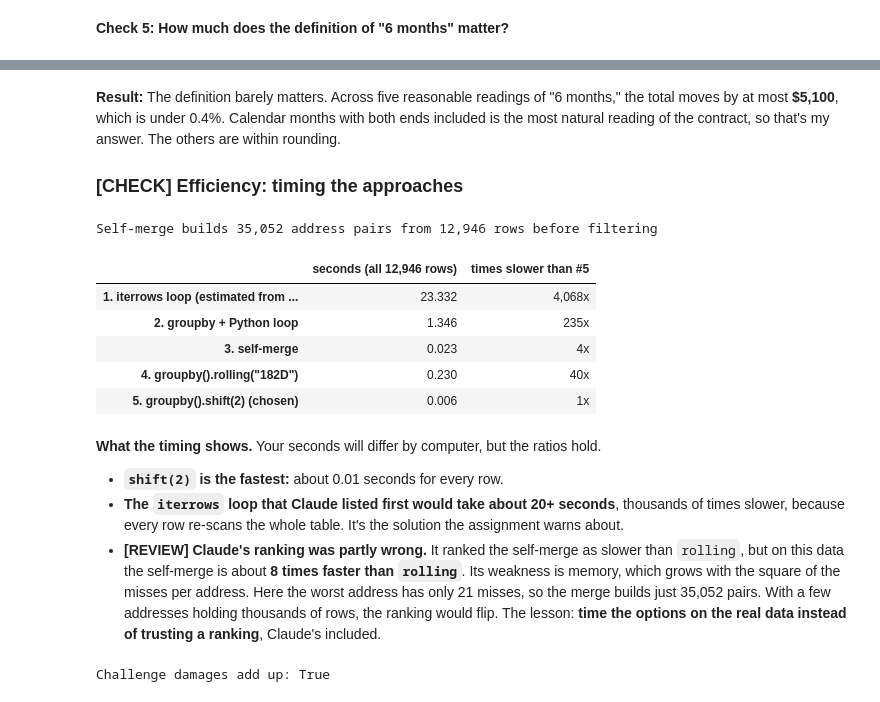
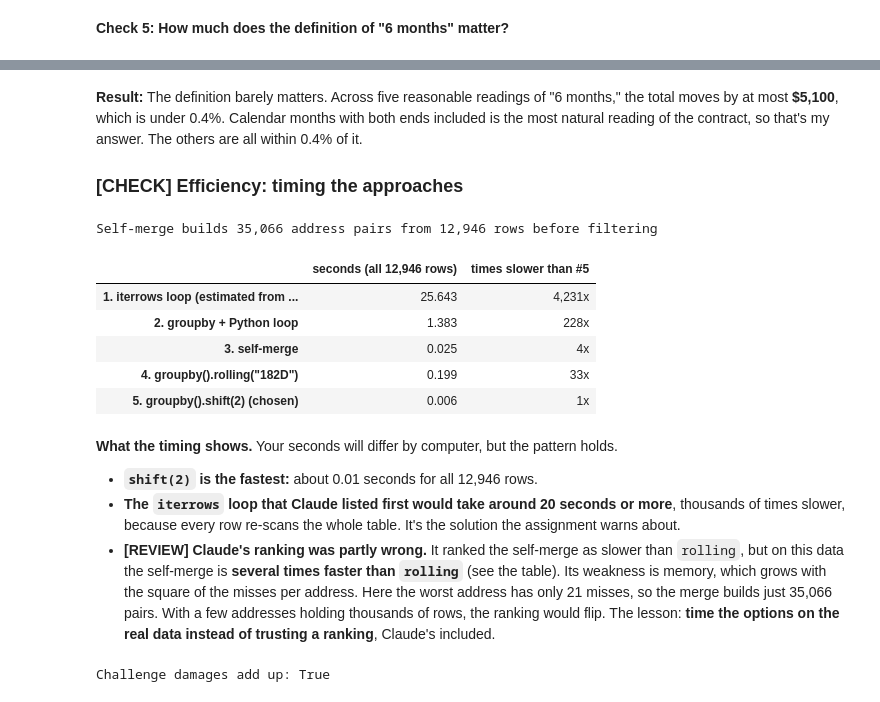
Before and after one commit to AI-for-Analytics-4/Trash_haulers_w_Claude_VSC, a Jupyter notebook: submissions/juan_zavala/trash_haulers_analysis.ipynb, the cells around one changed output, grey strips where cells are left out. Cells and saved outputs as stored; diff of their text form; code cells hidden in the pictures.

```diff
--- a/submissions/juan_zavala/trash_haulers_analysis.ipynb
+++ b/submissions/juan_zavala/trash_haulers_analysis.ipynb
@@ -93,6 +93,9 @@ SUFFIX_PATTERN = r'\b(' + '|'.join(SUFFIXES) + r')\b'          # whole words onl
 # [REVIEW] city/state/ZIP written without a comma, e.g. "... AVE NASHVILLE TN 37206"
 CITY_ZIP_PATTERN = (r'\s+(?:NASHVILLE|ANTIOCH|HERMITAGE|MADISON|OLD HICKORY|GOODLETTSVILLE|BRENTWOOD)?'
                     r'\s*(?:TN|TENNESSEE)?\s*\d{5}$')
+# [REVIEW] a city name left after the street type with no ZIP, e.g. "1216 SUMMER SHADE DR ANTIOCH"
+CITY_ONLY_PATTERN = (r'\b(ST|AVE|DR|RD|LN|CT|CIR|PL|BLVD|PKWY|HWY|TER|TRL|PIKE|WAY|COVE|CV)'
+                     r'\s+(?:NASHVILLE|ANTIOCH|HERMITAGE|MADISON|OLD HICKORY|GOODLETTSVILLE|BRENTWOOD)$')
 
 trash['clean_address'] = (
     trash['Incident Address']
@@ -104,6 +107,7 @@ trash['clean_address'] = (
         .str.strip()
         .str.replace(CITY_ZIP_PATTERN, '', regex=True)           # [REVIEW] city/ZIP without a comma
         .str.replace(SUFFIX_PATTERN, lambda m: SUFFIXES[m.group(0)], regex=True)
+        .str.replace(CITY_ONLY_PATTERN, r'\1', regex=True)        # [REVIEW] city name with no ZIP
         .str.replace(r' (NORTH|SOUTH|EAST|WEST)$',               # [REVIEW] last word only
                      lambda m: ' ' + m.group(1)[0], regex=True)
         .str.strip()
@@ -918,5 +942,5 @@ sensitivity.style.format({'$500 fines': '{:,}', 'total damages': '${:,.0f}', 'vs
 # %% [markdown]
-**Result:** The definition barely matters. Across five reasonable readings of "6 months," the total moves by at most **$5,100**, which is under 0.4%. Calendar months with both ends included is the most natural reading of the contract, so that's my answer. The others are within rounding.
+**Result:** The definition barely matters. Across five reasonable readings of "6 months," the total moves by at most **$5,100**, which is under 0.4%. Calendar months with both ends included is the most natural reading of the contract, so that's my answer. The others are all within 0.4% of it.
 
 ### [CHECK] Efficiency: timing the approaches
 # %%
@@ -940,46 +964,47 @@ def approach_2_groupby_loop():
 def approach_3_self_merge():
     left = red_river[['clean_address', 'Request Number', 'Date Opened', 'window_start']]
     pairs = left.merge(red_river[['clean_address', 'Date Opened']].rename(columns={'Date Opened': 'other'}),
                        on='clean_address')
     pairs = pairs[(pairs['other'] <= pairs['Date Opened']) & (pairs['other'] >= pairs['window_start'])]
     return pairs.groupby('Request Number').size() >= 3
 
 def approach_4_rolling():
     return (red_river.set_index('Date Opened').groupby('clean_address')['pickup_number']
                      .rolling('182D').count() >= 3)
 
 def approach_5_shift():
     return (red_river.groupby('clean_address')['Date Opened'].shift(2)
             >= red_river['Date Opened'] - pd.DateOffset(months=6))
 
 def seconds(fn):
     start = time.perf_counter(); fn(); return time.perf_counter() - start
 
 sample = red_river.sample(500, random_state=1)       # approach 1 is too slow for every row
 t1 = seconds(lambda: approach_1_loop_rows(sample)) * len(red_river) / len(sample)
 pair_rows = int((red_river['clean_address'].value_counts() ** 2).sum())   # rows the merge creates
 timing = pd.DataFrame({
     'seconds (all 12,946 rows)': [t1, seconds(approach_2_groupby_loop), seconds(approach_3_self_merge),
                                   seconds(approach_4_rolling), seconds(approach_5_shift)],
 }, index=['1. iterrows loop (estimated from 500 rows)', '2. groupby + Python loop', '3. self-merge',
           '4. groupby().rolling("182D")', '5. groupby().shift(2)  (chosen)'])
 timing['times slower than #5'] = timing.iloc[:, 0] / timing.iloc[-1, 0]
 print(f'Self-merge builds {pair_rows:,} address pairs from {len(red_river):,} rows before filtering')
-timing.style.format({'seconds (all 12,946 rows)': '{:.3f}', 'times slower than #5': '{:,.0f}x'})
+pd.DataFrame({'seconds (all 12,946 rows)': timing.iloc[:, 0].map('{:.3f}'.format),
+              'times slower than #5': timing.iloc[:, 1].map('{:,.0f}x'.format)})
 # %% [output]
-Self-merge builds 35,052 address pairs from 12,946 rows before filtering
+Self-merge builds 35,066 address pairs from 12,946 rows before filtering
 |  | seconds (all 12,946 rows) | times slower than #5 |
-| 1. iterrows loop (estimated from ... | 23.332 | 4,068x |
-| 2. groupby + Python loop | 1.346 | 235x |
-| 3. self-merge | 0.023 | 4x |
-| 4. groupby().rolling("182D") | 0.230 | 40x |
+| 1. iterrows loop (estimated from ... | 25.643 | 4,231x |
+| 2. groupby + Python loop | 1.383 | 228x |
+| 3. self-merge | 0.025 | 4x |
+| 4. groupby().rolling("182D") | 0.199 | 33x |
 | 5. groupby().shift(2) (chosen) | 0.006 | 1x |
 # %% [markdown]
-**What the timing shows.** Your seconds will differ by computer, but the ratios hold.
+**What the timing shows.** Your seconds will differ by computer, but the pattern holds.
 
-* **`shift(2)` is the fastest:** about 0.01 seconds for every row.
-* **The `iterrows` loop that Claude listed first would take about 20+ seconds**, thousands of times slower, because every row re-scans the whole table. It's the solution the assignment warns about.
-* **[REVIEW] Claude's ranking was partly wrong.** It ranked the self-merge as slower than `rolling`, but on this data the self-merge is about **8 times faster than `rolling`**. Its weakness is memory, which grows with the square of the misses per address. Here the worst address has only 21 misses, so the merge builds just 35,052 pairs. With a few addresses holding thousands of rows, the ranking would flip. The lesson: **time the options on the real data instead of trusting a ranking**, Claude's included.
+* **`shift(2)` is the fastest:** about 0.01 seconds for all 12,946 rows.
+* **The `iterrows` loop that Claude listed first would take around 20 seconds or more**, thousands of times slower, because every row re-scans the whole table. It's the solution the assignment warns about.
+* **[REVIEW] Claude's ranking was partly wrong.** It ranked the self-merge as slower than `rolling`, but on this data the self-merge is **several times faster than `rolling`** (see the table). Its weakness is memory, which grows with the square of the misses per address. Here the worst address has only 21 misses, so the merge builds just 35,066 pairs. With a few addresses holding thousands of rows, the ranking would flip. The lesson: **time the options on the real data instead of trusting a ranking**, Claude's included.
 # %%
 # [ME] Add the challenge-rule fines to the saved results file
 by_address = (red_river.assign(is_500=red_river['challenge_fine'] == 500)
```
Also changed, not shown: parts of 30 cells of this notebook, 7 other files.
